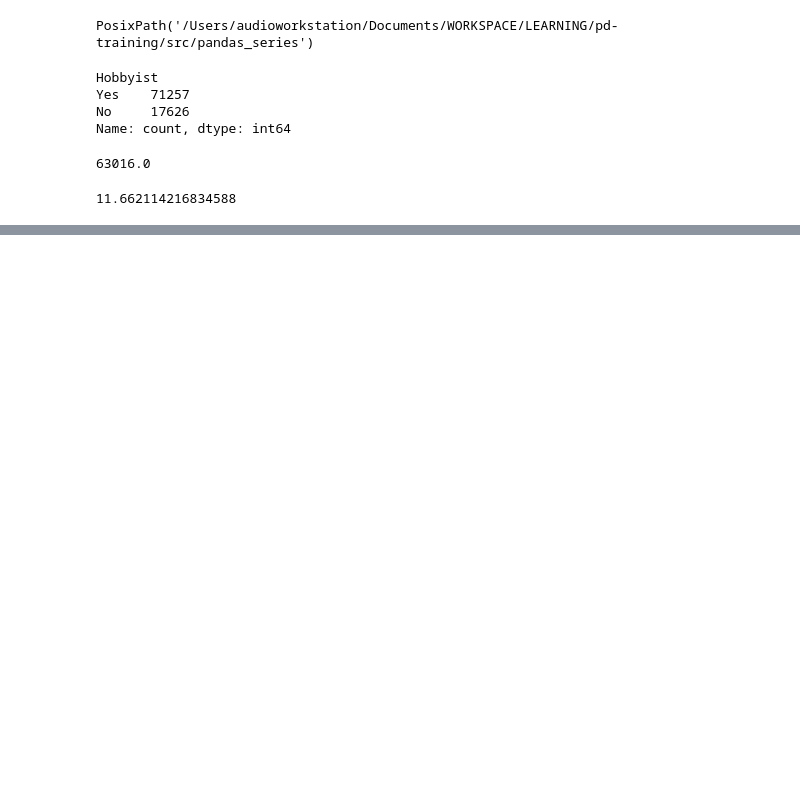
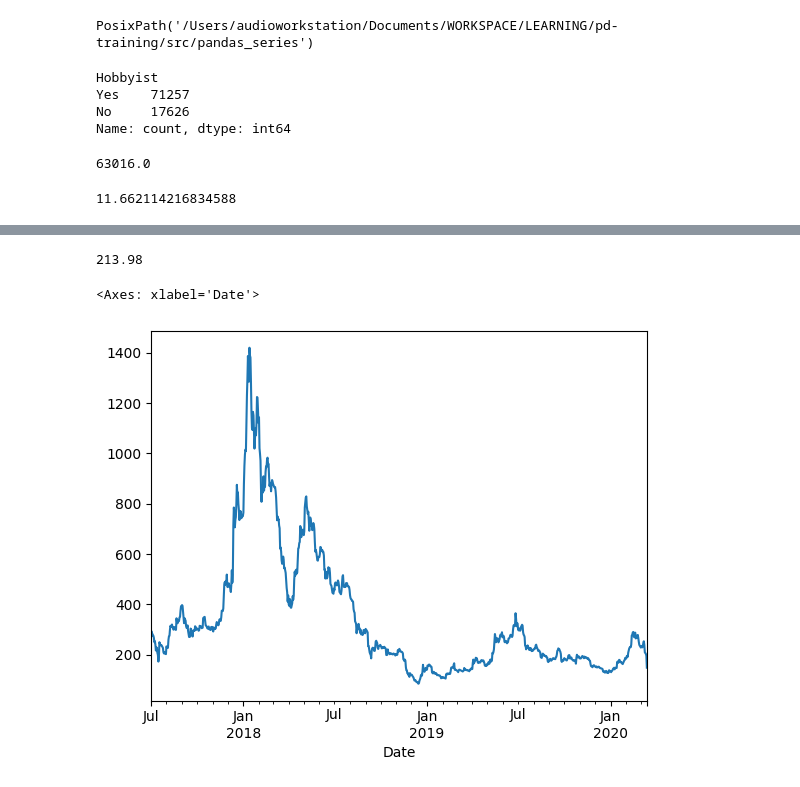
Before and after one commit to OveysSafarnejad/pd-training, a Jupyter notebook: src/pandas_series/learning.ipynb, the cells around one changed output, grey strips where cells are left out. Drawn from its saved outputs; the diff is of its cells as text; code cells hidden in the pictures; blank space fills up the shorter version.

Commit message:
Working with datetime data in pandas

```diff
--- a/src/pandas_series/learning.ipynb
+++ b/src/pandas_series/learning.ipynb
@@ -205,0 +208,2 @@ frame["YearsCode"].mean()
+# %%
+crypto_frame = pd.read_csv('resources/ETH_1h.csv', parse_dates=["Date"], date_format='%Y-%m-%d %I-%p', index_col=["Date"])
@@ -205,0 +242,19 @@ frame["YearsCode"].mean()
+# %%
+crypto_frame.set_index('Date', inplace=True)
+# %%
+crypto_frame.loc['2020']
+crypto_frame.loc['2020-01':'2020-03']
+crypto_frame.loc['2020-01':'2020-03']["Close"].min()
+
+crypto_frame.loc['2019-07-28']["High"].max()
+# or
+highs = crypto_frame["High"].resample("D").max() # https://pandas.pydata.org/pandas-docs/stable/user_guide/timeseries.html#dateoffset-objects
+highs['2019-07-28']
+# %% [output]
+213.98
+# %%
+%matplotlib inline
+highs.plot()
+# %% [output]
+<Axes: xlabel='Date'>
+[figure, added]
```
Also changed, not shown: parts of 6 cells of this notebook, 2 other files.
